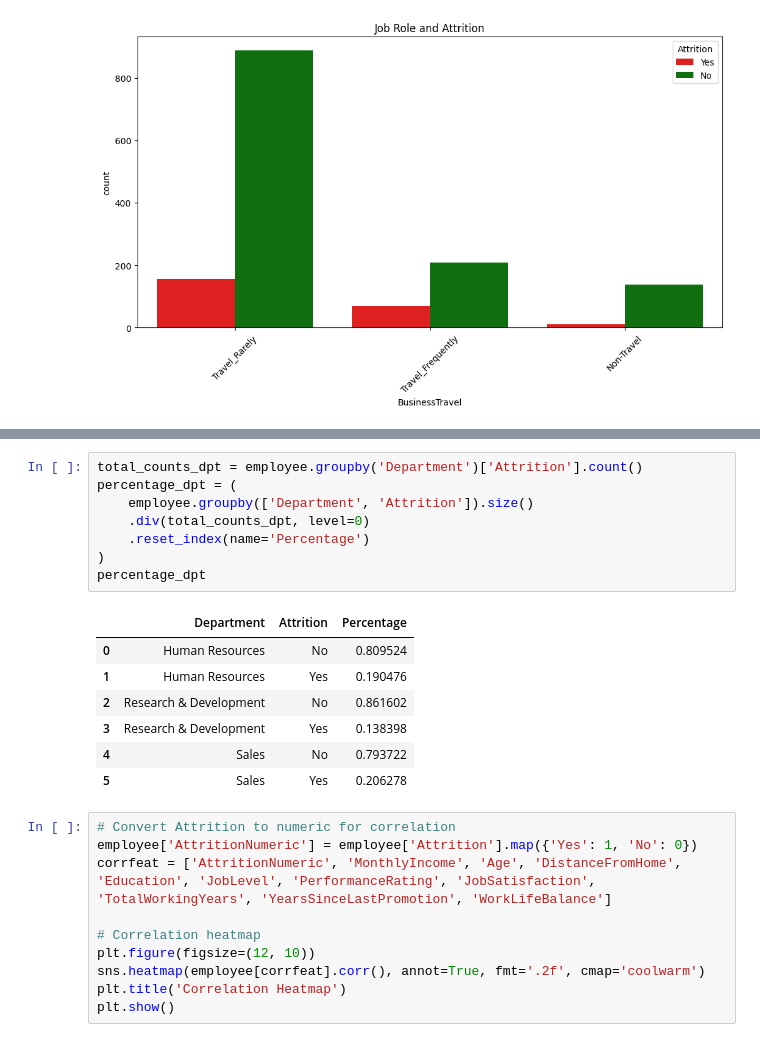
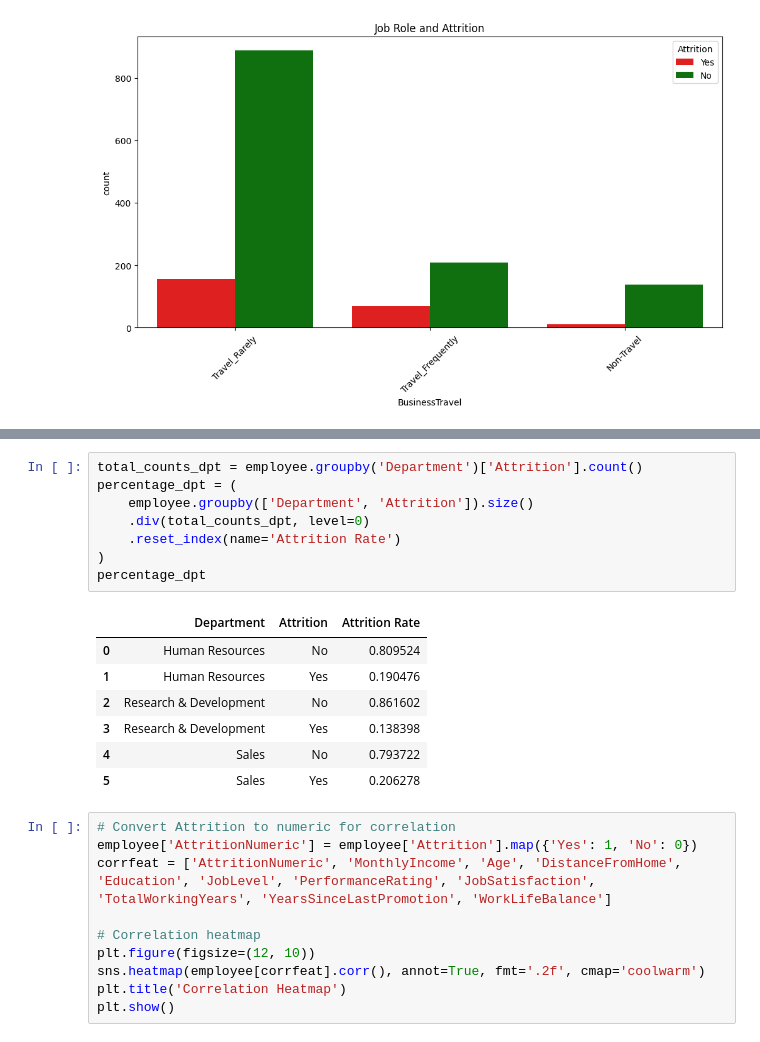
Before and after one commit to vtrackstar/Google-DA-Projects, a Jupyter notebook: ibm-employee-attrition-data-analysis-project.ipynb, the cells around one changed output, grey strips where cells are left out. Saved outputs shown, nothing was run; the diff lists cells and outputs as text.

```diff
--- a/ibm-employee-attrition-data-analysis-project.ipynb
+++ b/ibm-employee-attrition-data-analysis-project.ipynb
@@ -231,13 +231,13 @@ percentage_jr
 # %%
 total_counts_dpt = employee.groupby('Department')['Attrition'].count()
 percentage_dpt = (
     employee.groupby(['Department', 'Attrition']).size()
     .div(total_counts_dpt, level=0)
-    .reset_index(name='Percentage')
+    .reset_index(name='Attrition Rate')
 )
 percentage_dpt
 # %% [output]
-|  | Department | Attrition | Percentage |
+|  | Department | Attrition | Attrition Rate |
 | 0 | Human Resources | No | 0.809524 |
 | 1 | Human Resources | Yes | 0.190476 |
 | 2 | Research & Development | No | 0.861602 |
```
Also changed, not shown: parts of 3 cells of this notebook.
